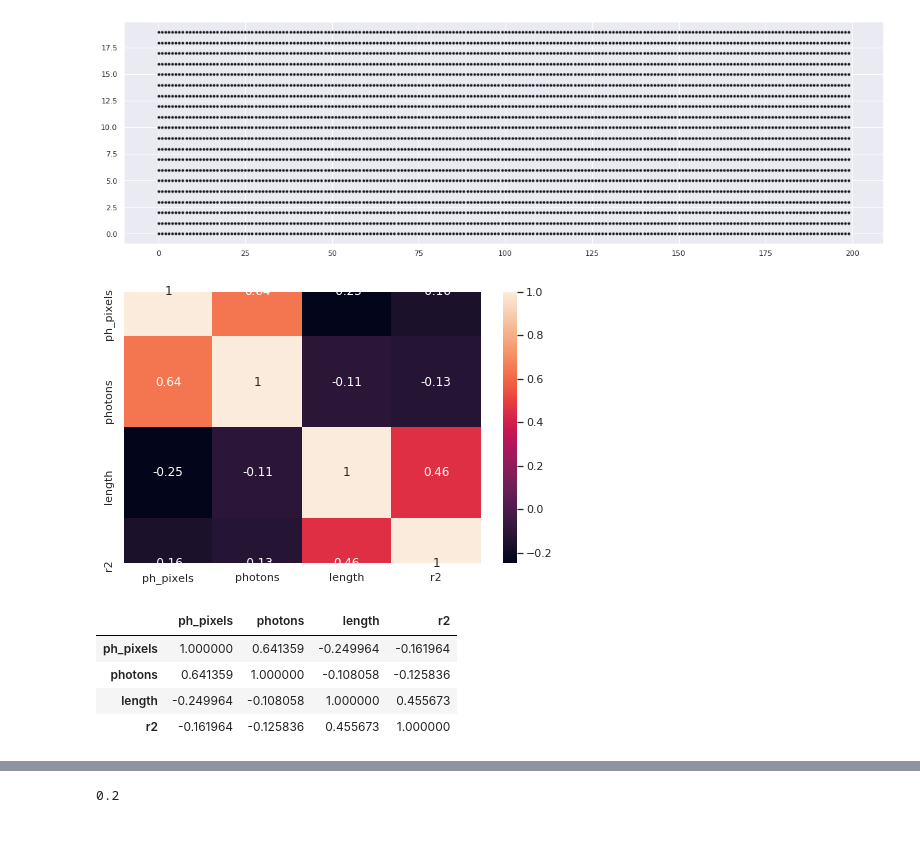
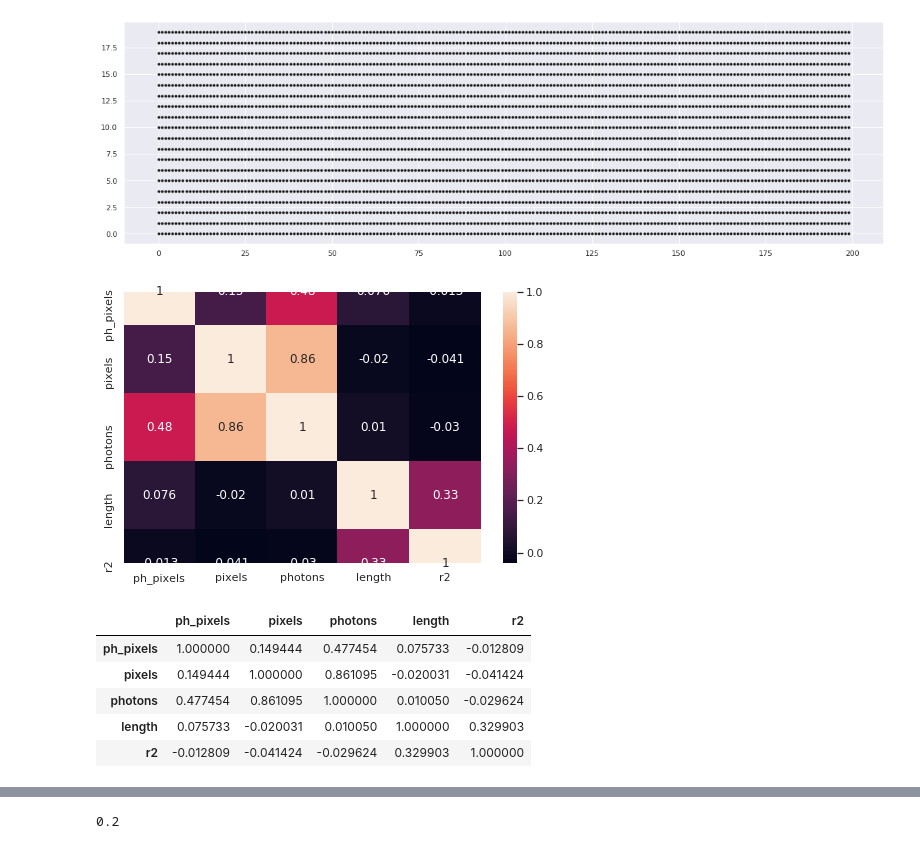
Before and after one commit to gmazzitelli/cygno_cloud, a Jupyter notebook: AnalisiCosmics.ipynb, the cells around one changed output, grey strips where cells are left out. Cells and saved outputs as stored; diff of their text form; code cells hidden in the pictures.

```diff
--- a/AnalisiCosmics.ipynb
+++ b/AnalisiCosmics.ipynb
@@ -12,6 +12,7 @@ Welcome to JupyROOT 6.22/06
 # %%
 file_out=mybasepath+"out/cosmics_run4035_cmin_0_cmax_10_rescale_576_nsigma_0.5_ev_100_ped_4034.plk.gz"
 file_out=mybasepath+"out/cosmics_run4045_cmin_0_cmax_10_rescale_576_nsigma_0.5_ev_200_ped_4038_ms_2_rt_3_vL.1.plk.gz"
+file_out=mybasepath+"out/cosmics_run4045_cmin_0_cmax_500_rescale_576_nsigma_0.5_ev_200_ped_4038_ms_2_rt_2_vL.1.plk.gz"
 df = pd.read_pickle(file_out, compression='gzip')
 fileInfo = FileNameInfo(file_out)
 df['x0c'] = (df['x0end'] + df['x0start'])/2.
@@ -185,19 +186,20 @@ plt.show()
 # %%
 import seaborn as sns
 # pixels	photons	ph_pixels	x0start	y0start	x0end	y0end	length	mse	r2
-features = df[['ph_pixels', 'photons', 'length', 'r2']][(df.r2>0.99)].copy()
+features = df[['ph_pixels', 'pixels', 'photons', 'length', 'r2']][(df.r2>0.99)].copy()
 plt.figure(figsize = (8,5))
 sns.heatmap(features.corr(), annot=True)
 plt.show()
 
 features.corr()
 # %% [output]
-[figure, old version]
+[figure, new version]
-|  | ph_pixels | photons | length | r2 |
-| ph_pixels | 1.000000 | 0.641359 | -0.249964 | -0.161964 |
-| photons | 0.641359 | 1.000000 | -0.108058 | -0.125836 |
-| length | -0.249964 | -0.108058 | 1.000000 | 0.455673 |
-| r2 | -0.161964 | -0.125836 | 0.455673 | 1.000000 |
+|  | ph_pixels | pixels | photons | length | r2 |
+| ph_pixels | 1.000000 | 0.149444 | 0.477454 | 0.075733 | -0.012809 |
+| pixels | 0.149444 | 1.000000 | 0.861095 | -0.020031 | -0.041424 |
+| photons | 0.477454 | 0.861095 | 1.000000 | 0.010050 | -0.029624 |
+| length | 0.075733 | -0.020031 | 0.010050 | 1.000000 | 0.329903 |
+| r2 | -0.012809 | -0.041424 | -0.029624 | 0.329903 | 1.000000 |
 # %%
 sns.pairplot(features.sample(100))
 plt.show()
```
Also changed, not shown: parts of 25 cells of this notebook, 8 other files.
